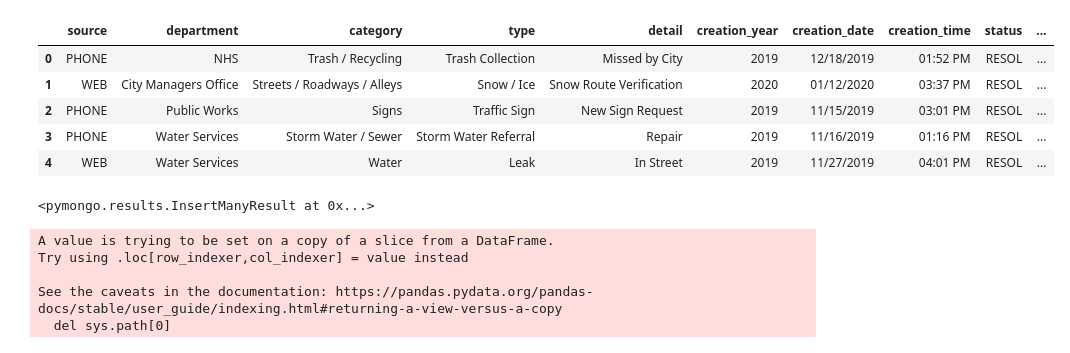
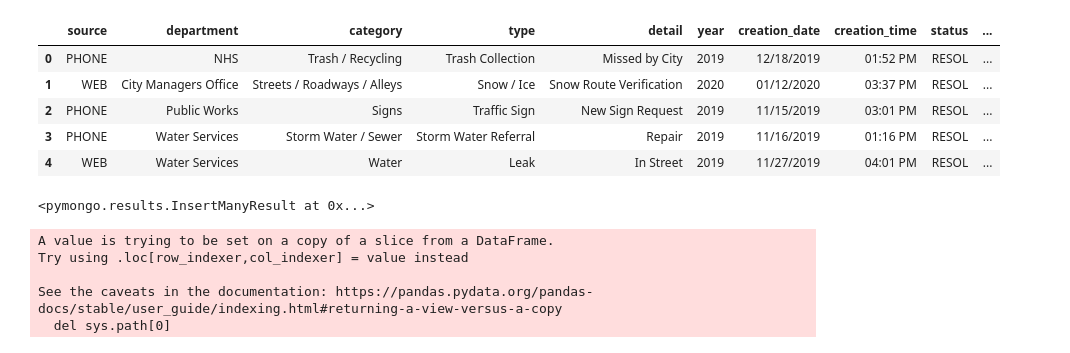
Before and after one commit to Sasmita28/city-service, a Jupyter notebook: insert_data1.ipynb, the cells around one changed output. Cells and saved outputs as stored; diff of their text form; code cells hidden in the pictures.

```diff
--- a/insert_data1.ipynb
+++ b/insert_data1.ipynb
@@ -9,15 +9,15 @@ os.chdir(r'C:\Users\bjros\OneDrive\Desktop\KU_Data_Analytics_Boot_Camp\Projects\
 # %%
 #GET DATA
 citi_df = pd.read_csv("Resources/311_Call_Center_Service_Requests.csv")
 citi_df_mod = citi_df[['SOURCE','DEPARTMENT','CATEGORY', 'TYPE', 'DETAIL', 'CREATION YEAR','CREATION DATE','CREATION TIME','STATUS','DAYS TO CLOSE','STREET ADDRESS','COUNCIL DISTRICT','LATITUDE', 'LONGITUDE']]
 
 #CLEAN DATA
 # 1) Rename Columns
-citi_df_mod.columns = ['source', 'department', 'category', 'type', 'detail', 'creation_year', 'creation_date', 'creation_time', 'status', 'days_to_close', 'street_address', 'council_district','lat','lon']
+citi_df_mod.columns = ['source', 'department', 'category', 'type', 'detail', 'year', 'creation_date', 'creation_time', 'status', 'days_to_close', 'street_address', 'council_district','lat','lon']
 
 citi_df_mod.head()
 # %% [output]
-|  | source | department | category | type | detail | creation_year | creation_date | creation_time | status | ... |
+|  | source | department | category | type | detail | year | creation_date | creation_time | status | ... |
 | 0 | PHONE | NHS | Trash / Recycling | Trash Collection | Missed by City | 2019 | 12/18/2019 | 01:52 PM | RESOL | ... |
 | 1 | WEB | City Managers Office | Streets / Roadways / Alleys | Snow / Ice | Snow Route Verification | 2020 | 01/12/2020 | 03:37 PM | RESOL | ... |
 | 2 | PHONE | Public Works | Signs | Traffic Sign | New Sign Request | 2019 | 11/15/2019 | 03:01 PM | RESOL | ... |
```
Also changed, not shown: parts of 26 cells of this notebook, 4 other files.
